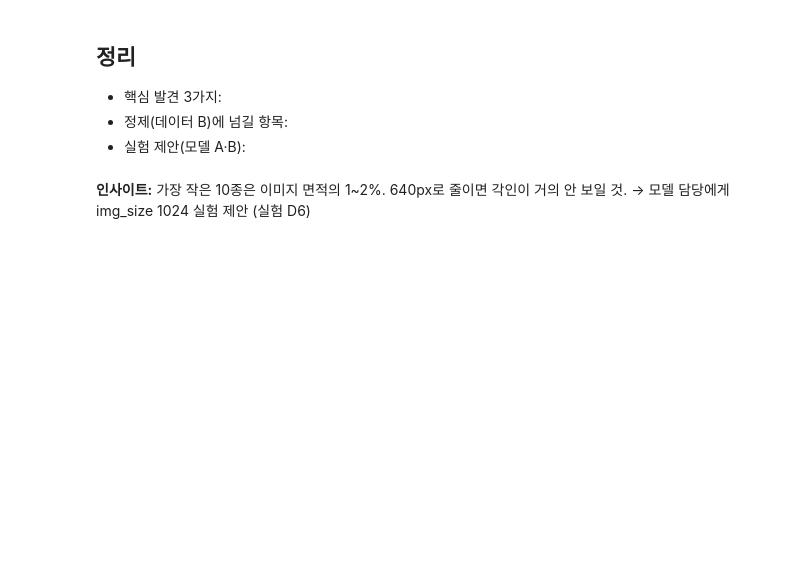
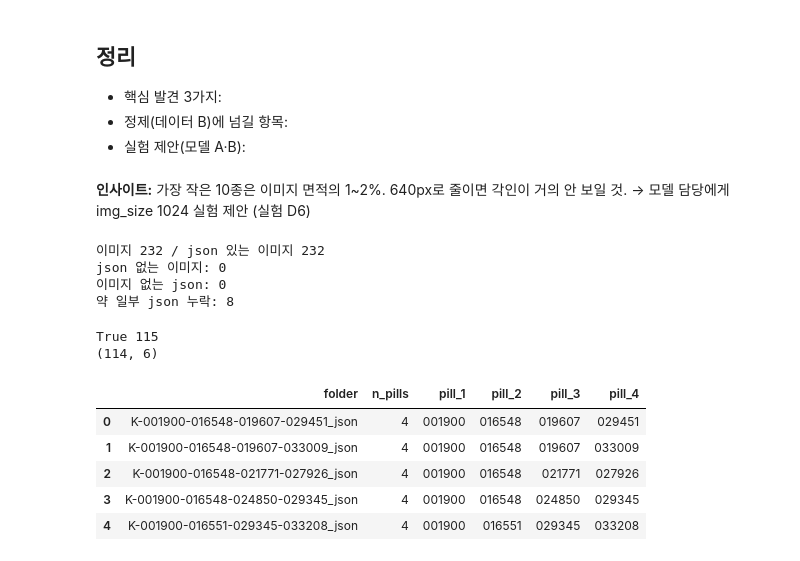
Before and after one commit to part2team1/YacssoK, a Jupyter notebook: notebooks/01_eda.ipynb, the cells around one changed output. Saved outputs shown, nothing was run; the diff lists cells and outputs as text; code cells hidden in the pictures; blank space fills up the shorter version.

```diff
--- a/notebooks/01_eda.ipynb
+++ b/notebooks/01_eda.ipynb
@@ -197,3 +203,71 @@ plt.show()
 # %% [markdown]
 **인사이트:** 가장 작은 10종은 이미지 면적의 1~2%. 640px로 줄이면 각인이 거의 안 보일 것.
 → 모델 담당에게 img_size 1024 실험 제안 (실험 D6)
+# %%
+from pathlib import Path
+import pandas as pd
+
+ROOT = Path.home() / 'Desktop/Beginner_Project/YacssoK/data/raw'
+ANN_ROOT = ROOT / 'train_annotations'
+IMG_ROOT = ROOT / 'train_images'          # <- 이미지 폴더 이름 확인
+
+# json 목록: 조합폴더 / 약폴더 / 파일
+js = pd.DataFrame([{'stem': p.stem, 'combo_folder': p.parent.parent.name, 'pill_folder': p.parent.name}
+                   for p in ANN_ROOT.glob('*/*/*.json')])
+js['n_pills'] = js['combo_folder'].str.replace('_json', '').str.split('-').str.len() - 1
+
+# 이미지 목록
+imgs = pd.DataFrame({'stem': [p.stem for p in IMG_ROOT.rglob('*.png')]})
+
+# 이미지 1장 기준으로 json이 몇 개 있는지
+per_img = js.groupby('stem').agg(n_json=('pill_folder', 'size'), n_pills=('n_pills', 'first'),
+                                 pills_with_json=('pill_folder', list)).reset_index()
+m = imgs.merge(per_img, on='stem', how='outer', indicator=True)
+
+no_json  = m[m['_merge'] == 'left_only']                                # 이미지는 있는데 json 없음
+no_image = m[m['_merge'] == 'right_only']                               # json은 있는데 이미지 없음
+partial  = m[(m['_merge'] == 'both') & (m['n_json'] < m['n_pills'])]    # 약 일부만 json 있음
+
+print('이미지', len(imgs), '/ json 있는 이미지', len(per_img))
+print('json 없는 이미지:', len(no_json))
+print('이미지 없는 json:', len(no_image))
+print('약 일부 json 누락:', len(partial))
+
+m['status'] = m['_merge'].map({'left_only': 'no_json', 'right_only': 'no_image', 'both': 'ok'}).astype(str)
+m.loc[partial.index, 'status'] = 'partial_json'
+m.drop(columns='_merge').to_csv(ROOT / 'image_json_check.csv', index=False, encoding='utf-8-sig')
+# %% [output]
+이미지 232 / json 있는 이미지 232
+json 없는 이미지: 0
+이미지 없는 json: 0
+약 일부 json 누락: 8
+# %%
+from pathlib import Path
+import pandas as pd
+
+ANN_ROOT = Path.home() / 'Desktop/Beginner_Project/YacssoK/data/raw/train_annotations'
+print(ANN_ROOT.exists(), len(list(ANN_ROOT.iterdir())))   # True 114 가 나와야 함
+
+rows = []
+for d in sorted(ANN_ROOT.iterdir()):
+    if not d.is_dir():
+        continue
+    codes = d.name.replace('_json', '').split('-')[1:]   # 'K-003351-032310-038162_json' -> ['003351','032310','038162']
+    row = {'folder': d.name, 'n_pills': len(codes)}
+    for i, c in enumerate(codes):
+        row[f'pill_{i+1}'] = c
+    rows.append(row)
+
+df = pd.DataFrame(rows)
+df.to_csv(ANN_ROOT.parent / 'combo_folders.csv', index=False, encoding='utf-8-sig')
+print(df.shape)
+df.head()
+# %% [output]
+True 115
+(114, 6)
+|  | folder | n_pills | pill_1 | pill_2 | pill_3 | pill_4 |
+| 0 | K-001900-016548-019607-029451_json | 4 | 001900 | 016548 | 019607 | 029451 |
+| 1 | K-001900-016548-019607-033009_json | 4 | 001900 | 016548 | 019607 | 033009 |
+| 2 | K-001900-016548-021771-027926_json | 4 | 001900 | 016548 | 021771 | 027926 |
+| 3 | K-001900-016548-024850-029345_json | 4 | 001900 | 016548 | 024850 | 029345 |
+| 4 | K-001900-016551-029345-033208_json | 4 | 001900 | 016551 | 029345 | 033208 |
```
Also changed, not shown: parts of 2 cells of this notebook, 22 other files.
